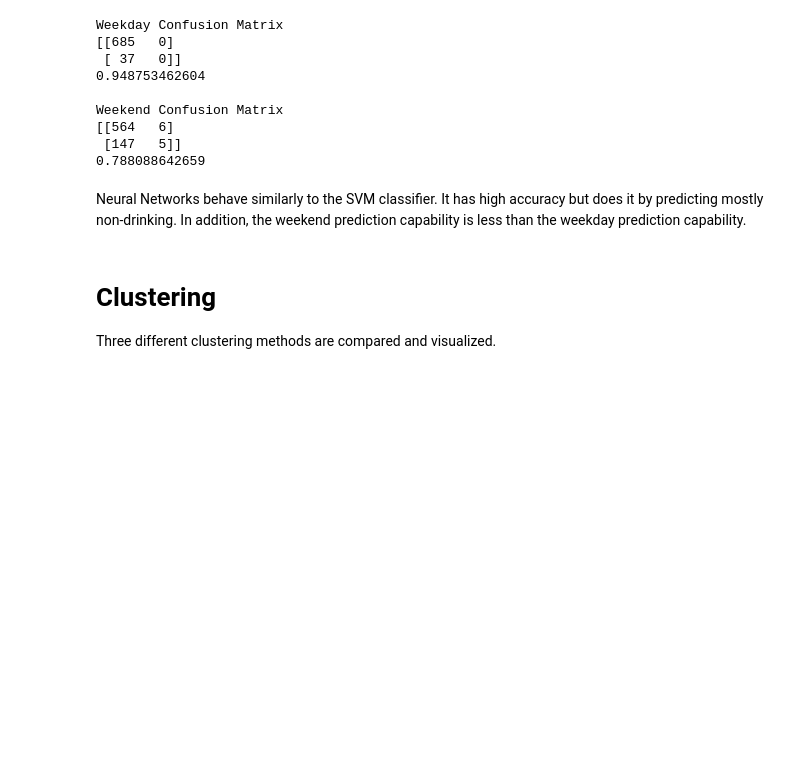
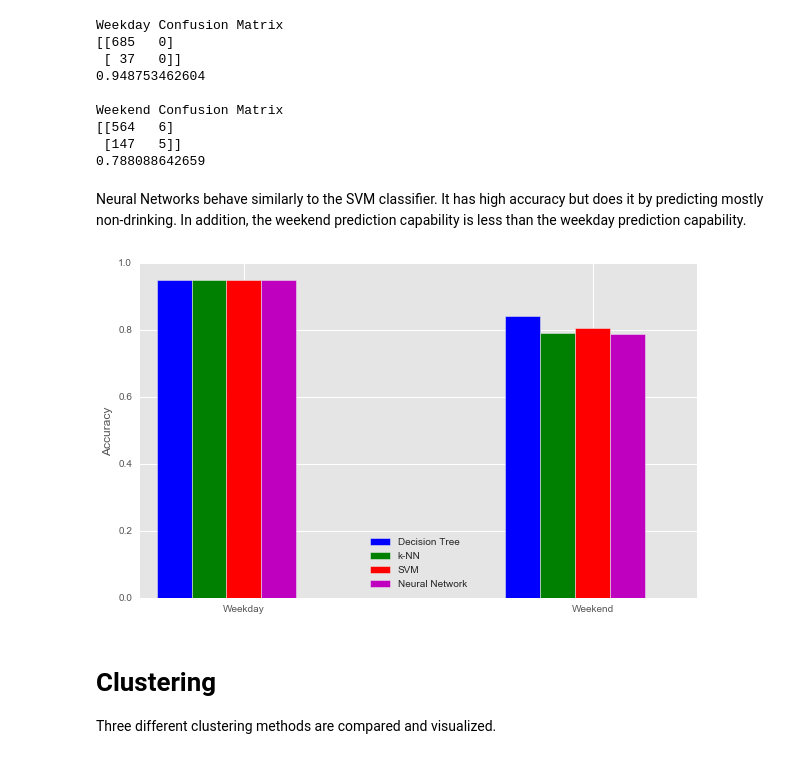
Before and after one commit to fagan2888/DataSci_Final_Project, a Jupyter notebook: Final/Final Submission.ipynb, the cells around one changed output. Drawn from its saved outputs; the diff is of its cells as text; code cells hidden in the pictures; blank space fills up the shorter version.

```diff
--- a/Final/Final Submission.ipynb
+++ b/Final/Final Submission.ipynb
@@ -1011,6 +1003,33 @@ Weekend Confusion Matrix
 0.788088642659
 # %% [markdown]
 Neural Networks behave similarly to the SVM classifier. It has high accuracy but does it by predicting mostly non-drinking. In addition, the weekend prediction capability is less than the weekday prediction capability.
+# %%
+DT = [0.949, 0.842]
+kNN = [0.949, 0.792]
+SVM = [0.949, 0.806]
+NN = [0.949, 0.788]
+
+N = 2
+ind = np.arange(N)
+width = 0.1
+
+fig = plt.figure()
+
+ax = plt.subplot(111)
+b1 = ax.bar(ind-width, DT,width=0.1,color='b',align='center')
+b2 = ax.bar(ind, kNN,width=0.1,color='g',align='center')
+b3 = ax.bar(ind+width, SVM,width=0.1,color='r',align='center')
+b4 = ax.bar(ind+2*width, NN,width=0.1,color='m',align='center')
+ax.legend( (b1[0], b2[0], b3[0], b4[0]), ('Decision Tree', 'k-NN', 'SVM','Neural Network'), loc=8)
+
+ax.set_xticks(ind+width)
+ax.set_xticklabels( ('Weekday', 'Weekend') )
+ax.set_ylabel('Accuracy')
+
+
+plt.show()
+# %% [output]
+[figure, added]
 # %% [markdown]
 # Clustering
 Three different clustering methods are compared and visualized.
```
Also changed, not shown: parts of 16 cells of this notebook, 2 other files.
